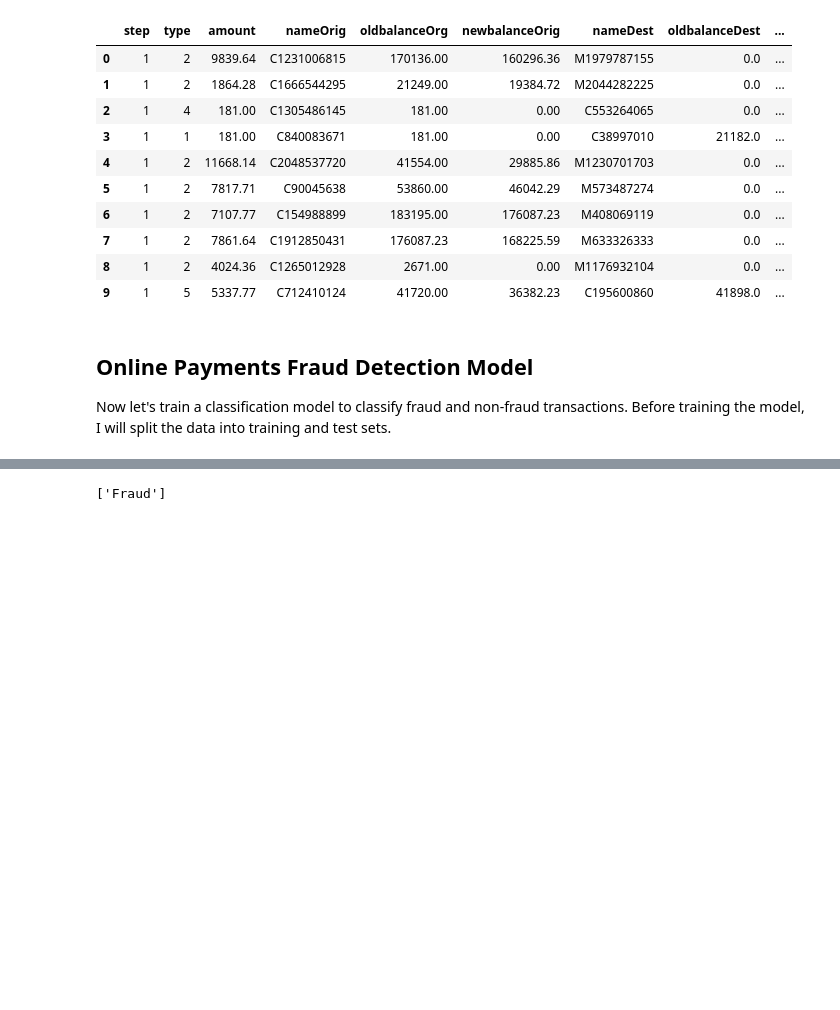
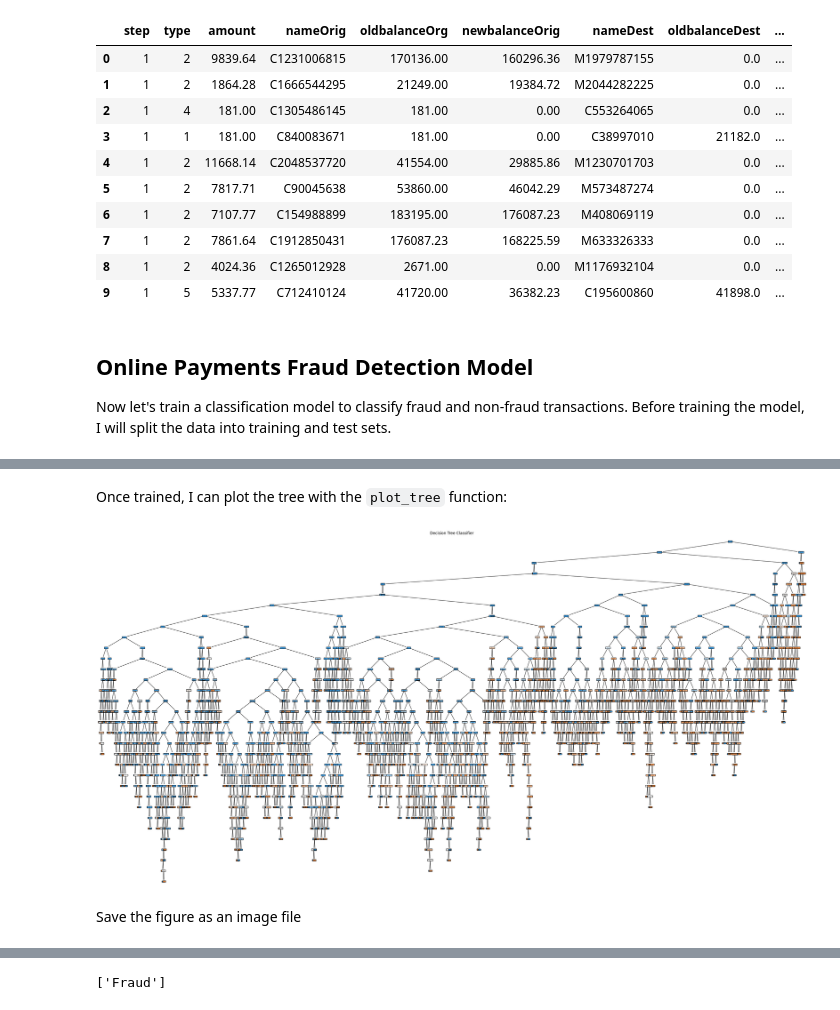
Before and after one commit to A-Alexander-code/IA-Projects, a Jupyter notebook: 06 - Online Payment Fraud Detection/online_payments_fraud_detection.ipynb, the cells around one changed output, grey strips where cells are left out. Cells and saved outputs as stored; diff of their text form; code cells hidden in the pictures; blank space fills up the shorter version.

Commit message:
update decision tree

```diff
--- a/06 - Online Payment Fraud Detection/online_payments_fraud_detection.ipynb
+++ b/06 - Online Payment Fraud Detection/online_payments_fraud_detection.ipynb
@@ -129,0 +147,12 @@ print(model.score(X_test, y_test))
+# %% [markdown]
+Once trained, I can plot the tree with the `plot_tree` function:
+# %%
+# Plot decision tree
+plt.figure(figsize=(40, 20))
+plot_tree(model, filled=True, feature_names=["type", "amount", "oldbalanceOrg", "newbalanceOrig"], class_names=["Not Fraud", "Fraud"])
+plt.title("Decision Tree Classifier")
+plt.show()
+# %% [output]
+[figure, added]
+# %% [markdown]
+Save the figure as an image file
```
Also changed, not shown: parts of 13 cells of this notebook, 2 other files.
